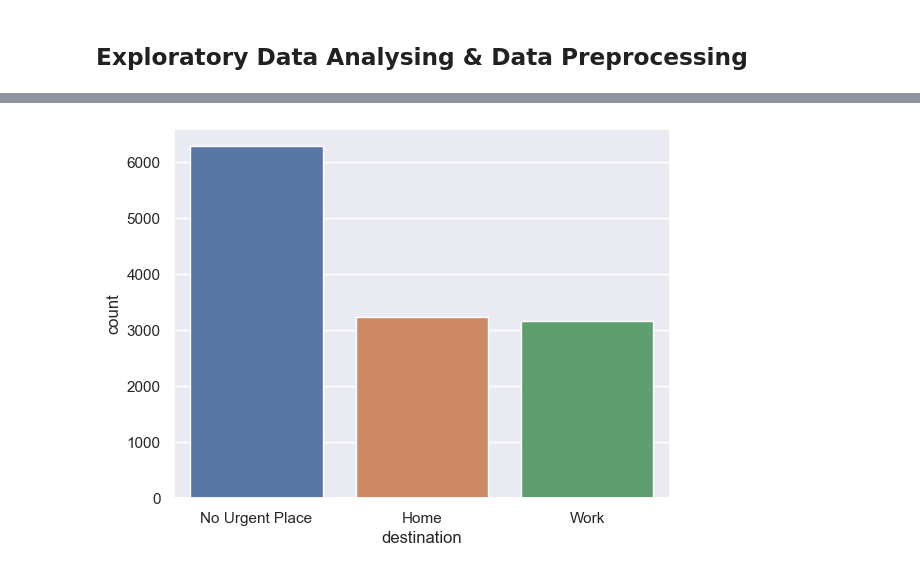
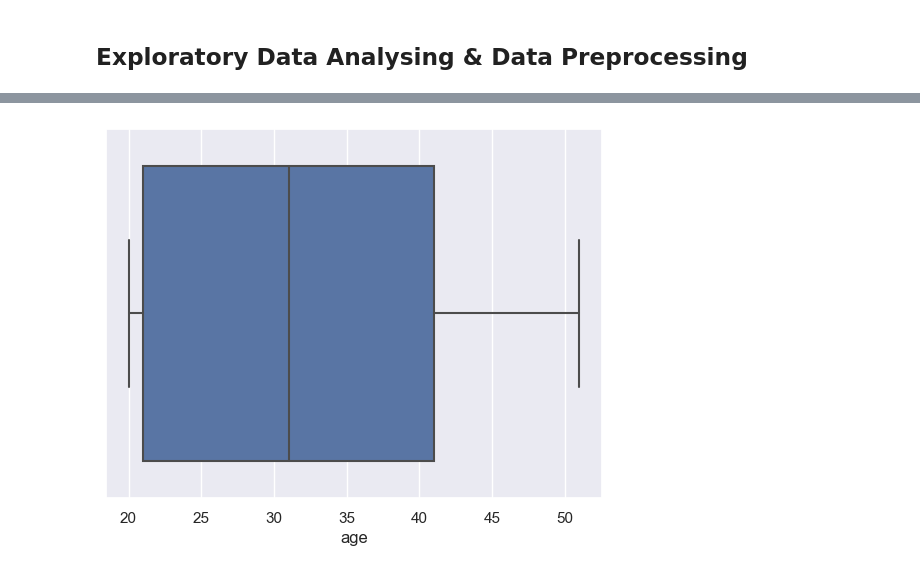
Before and after one commit to meghrajkonduskar/In-Drive-Coupon-Recommendation-Project, a Jupyter notebook: In-Drive-Coupon-Recommendation.ipynb, the cells around one changed output, grey strips where cells are left out. Drawn from its saved outputs; the diff is of its cells as text; code cells hidden in the pictures.

```diff
--- a/In-Drive-Coupon-Recommendation.ipynb
+++ b/In-Drive-Coupon-Recommendation.ipynb
@@ -131,3 +137,6 @@ df.head()
 df.shape
 # %% [output]
 (12684, 25)
+# %%
+# dropping duplicate columns
+df.drop_duplicates(inplace=True)
@@ -196,0 +201,2 @@ Name: count, dtype: int64
+# %%
+df.drop('car', inplace=True, axis=1)
@@ -196,0 +218,4 @@ Name: count, dtype: int64
+# %%
+df['age'] = np.where(df['age'] == '50plus', '51', df['age'])
+df['age'] = np.where(df['age'] == 'below21', '20', df['age'])
+df['age'] = df['age'].astype("int64")
@@ -196,0 +257,2 @@ Name: count, dtype: int64
+# %%
+df.drop('to_coupon_GEQ_5min', inplace=True, axis=1)
@@ -197,4 +263,4 @@ Name: count, dtype: int64
 # %%
-sns.countplot(x=df['destination']);
+sns.boxplot(x=df['age']);
 # %% [output]
-[figure, old version]
+[figure, new version]
```
Also changed, not shown: parts of 41 cells of this notebook, 1 other file.
